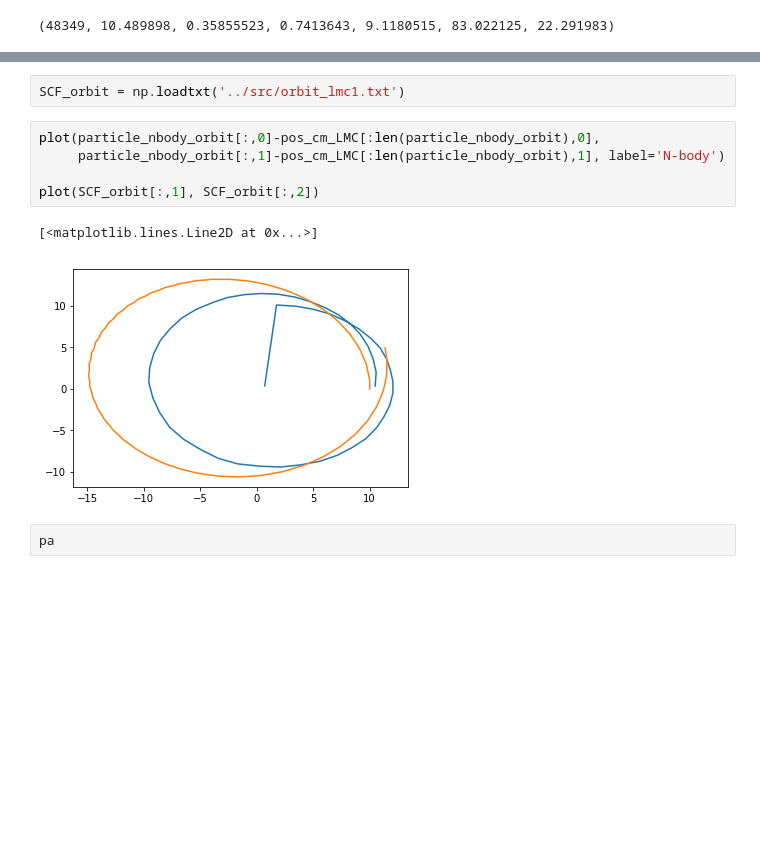
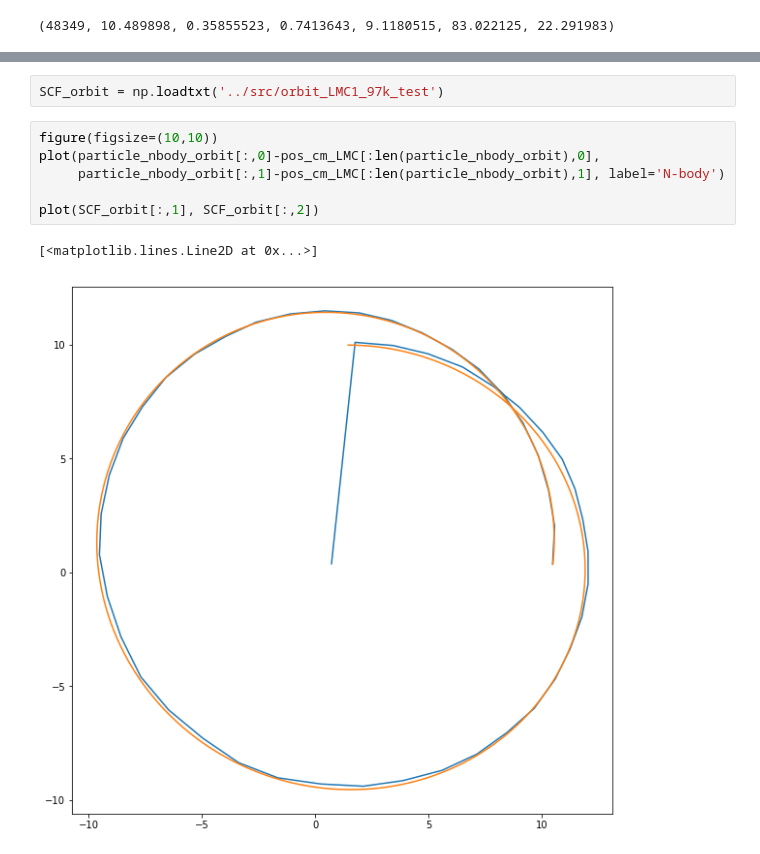
Before and after one commit to jngaravitoc/BFE_integrator, a Jupyter notebook: notebooks/Example_Hernquist_halo.ipynb, the cells around one changed output, grey strips where cells are left out. Drawn from its saved outputs; the diff is of its cells as text; blank space fills up the shorter version.

Commit message:
working Hernqsuit halo orbits

```diff
--- a/notebooks/Example_Hernquist_halo.ipynb
+++ b/notebooks/Example_Hernquist_halo.ipynb
@@ -119,14 +119,13 @@ Returning DM    Positions
 Returning DM    Velocities
 Returning DM    Particle IDs
 # %%
-SCF_orbit = np.loadtxt('../src/orbit_lmc1.txt')
+SCF_orbit = np.loadtxt('../src/orbit_LMC1_97k_test')
 # %%
+figure(figsize=(10,10))
 plot(particle_nbody_orbit[:,0]-pos_cm_LMC[:len(particle_nbody_orbit),0],
      particle_nbody_orbit[:,1]-pos_cm_LMC[:len(particle_nbody_orbit),1], label='N-body')
 
 plot(SCF_orbit[:,1], SCF_orbit[:,2])
 # %% [output]
 [<matplotlib.lines.Line2D at 0x...>]
-[figure, old version]
+[figure, new version]
-# %%
-pa
```
